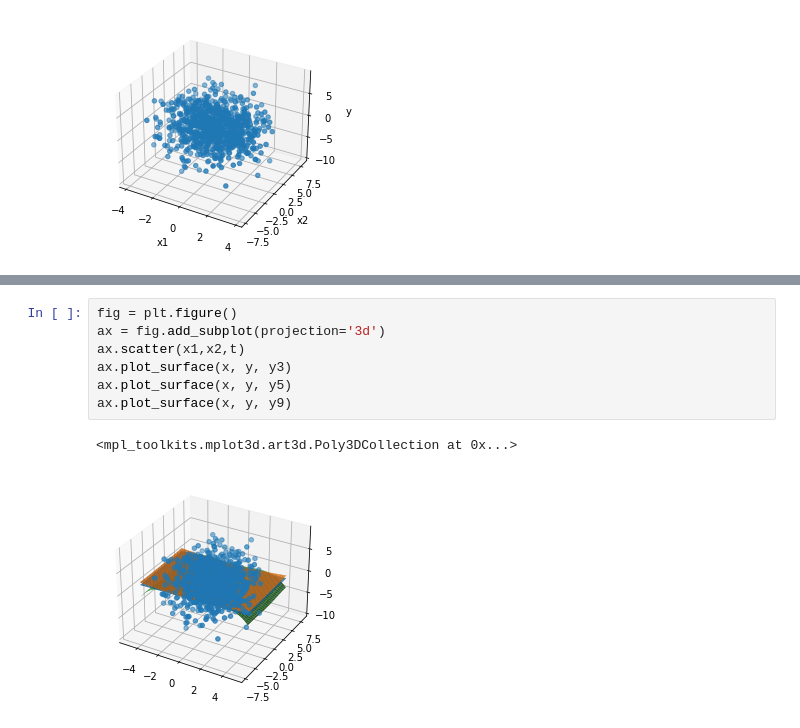
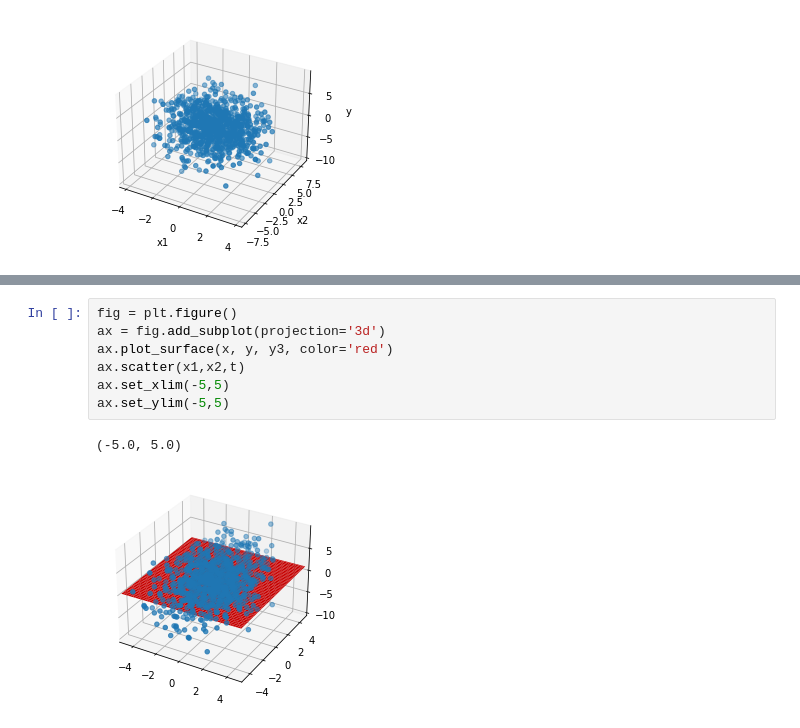
Before and after one commit to ethanjpkamus/cpsc-349-project-2, a Jupyter notebook: project2.ipynb, the cells around one changed output, grey strips where cells are left out. Saved outputs shown, nothing was run; the diff lists cells and outputs as text.

```diff
--- a/project2.ipynb
+++ b/project2.ipynb
@@ -306,10 +371,10 @@ ax.plot_surface(x, y, y9)
 # %%
 fig = plt.figure()
 ax = fig.add_subplot(projection='3d')
+ax.plot_surface(x, y, y3, color='red')
 ax.scatter(x1,x2,t)
-ax.plot_surface(x, y, y3)
-ax.plot_surface(x, y, y5)
-ax.plot_surface(x, y, y9)
+ax.set_xlim(-5,5)
+ax.set_ylim(-5,5)
 # %% [output]
-<mpl_toolkits.mplot3d.art3d.Poly3DCollection at 0x...>
+(-5.0, 5.0)
-[figure, old version]
+[figure, new version]
```
Also changed, not shown: parts of 27 cells of this notebook.
